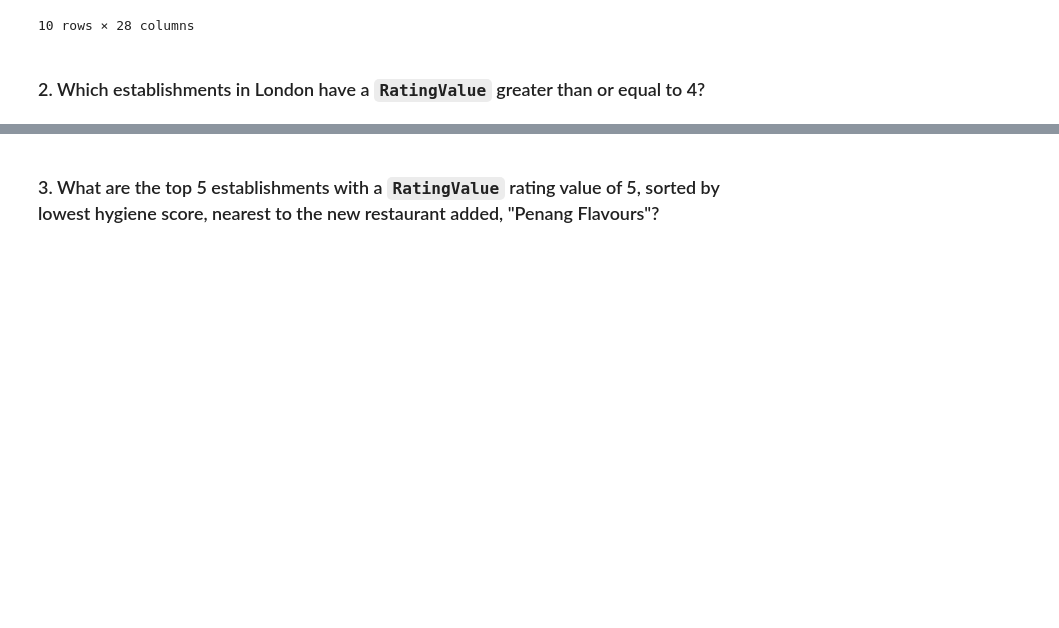
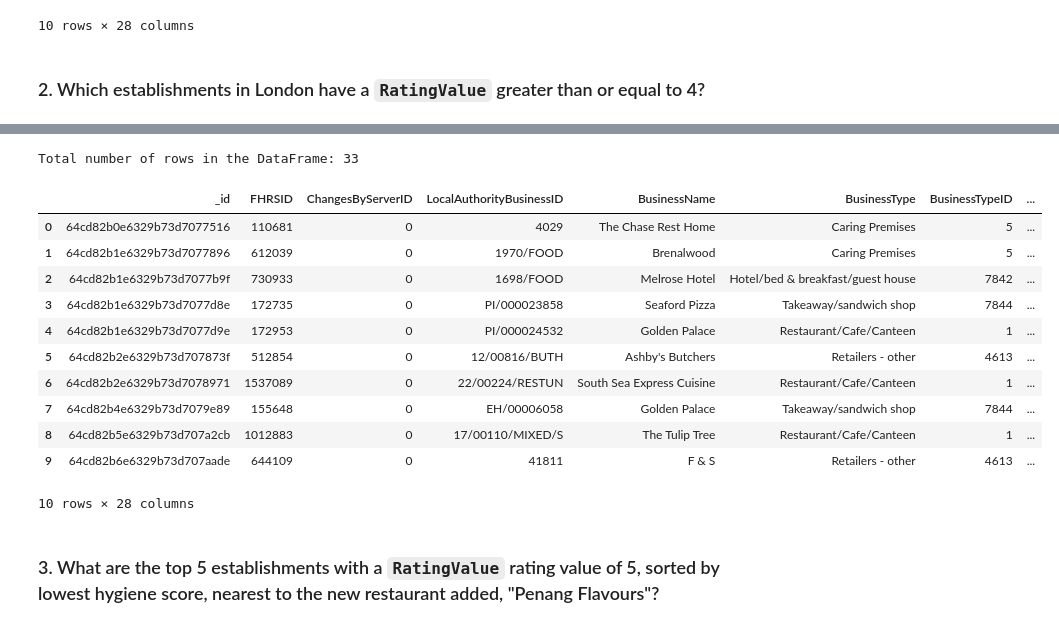
Before and after one commit to SkylerKhalachyan/nosql-challenge, a Jupyter notebook: Resources/NoSQL_analysis_starter.ipynb, the cells around one changed output, grey strips where cells are left out. Saved outputs shown, nothing was run; the diff lists cells and outputs as text; code cells hidden in the pictures; blank space fills up the shorter version.

```diff
--- a/Resources/NoSQL_analysis_starter.ipynb
+++ b/Resources/NoSQL_analysis_starter.ipynb
@@ -87,8 +87,14 @@ Total number of rows in the DataFrame: 41
 ### 2. Which establishments in London have a `RatingValue` greater than or equal to 4?
 # %%
 # Find the establishments with London as the Local Authority and has a RatingValue greater than or equal to 4.
-query =
+london_query = {'LocalAuthorityName': {'$regex': 'London'},
+          'RatingValue': {'$gte': 4} }
 
 # Use count_documents to display the number of documents in the result
+local_auth_london = establishments.count_documents(london_query)
+
+print(f"Total establishments with London as the Local Authority and have a RatingValue of greater than or equal to 4: {local_auth_london}")
+
 
 # Display the first document in the results using pprint
+pprint(establishments.find_one(london_query))
@@ -95,8 +119,25 @@ query =
 # %%
 # Convert the result to a Pandas DataFrame
+london_pandas_df = pd.DataFrame(establishments.find(london_query))
 
 # Display the number of rows in the DataFrame
+print(f"Total number of rows in the DataFrame: {len(london_pandas_df)}")
 
 # Display the first 10 rows of the DataFrame
+pandas_df.head(10)
+# %% [output]
+Total number of rows in the DataFrame: 33
+|  | _id | FHRSID | ChangesByServerID | LocalAuthorityBusinessID | BusinessName | BusinessType | BusinessTypeID | ... |
+| 0 | 64cd82b0e6329b73d7077516 | 110681 | 0 | 4029 | The Chase Rest Home | Caring Premises | 5 | ... |
+| 1 | 64cd82b1e6329b73d7077896 | 612039 | 0 | 1970/FOOD | Brenalwood | Caring Premises | 5 | ... |
+| 2 | 64cd82b1e6329b73d7077b9f | 730933 | 0 | 1698/FOOD | Melrose Hotel | Hotel/bed & breakfast/guest house | 7842 | ... |
+| 3 | 64cd82b1e6329b73d7077d8e | 172735 | 0 | PI/000023858 | Seaford Pizza | Takeaway/sandwich shop | 7844 | ... |
+| 4 | 64cd82b1e6329b73d7077d9e | 172953 | 0 | PI/000024532 | Golden Palace | Restaurant/Cafe/Canteen | 1 | ... |
+| 5 | 64cd82b2e6329b73d707873f | 512854 | 0 | 12/00816/BUTH | Ashby's Butchers | Retailers - other | 4613 | ... |
+| 6 | 64cd82b2e6329b73d7078971 | 1537089 | 0 | 22/00224/RESTUN | South Sea Express Cuisine | Restaurant/Cafe/Canteen | 1 | ... |
+| 7 | 64cd82b4e6329b73d7079e89 | 155648 | 0 | EH/00006058 | Golden Palace | Takeaway/sandwich shop | 7844 | ... |
+| 8 | 64cd82b5e6329b73d707a2cb | 1012883 | 0 | 17/00110/MIXED/S | The Tulip Tree | Restaurant/Cafe/Canteen | 1 | ... |
+| 9 | 64cd82b6e6329b73d707aade | 644109 | 0 | 41811 | F & S | Retailers - other | 4613 | ... |
+10 rows × 28 columns
 # %% [markdown]
 ### 3. What are the top 5 establishments with a `RatingValue` rating value of 5, sorted by lowest hygiene score, nearest to the new restaurant added, "Penang Flavours"?
```
Also changed, not shown: parts of 8 cells of this notebook, 1 other file.
